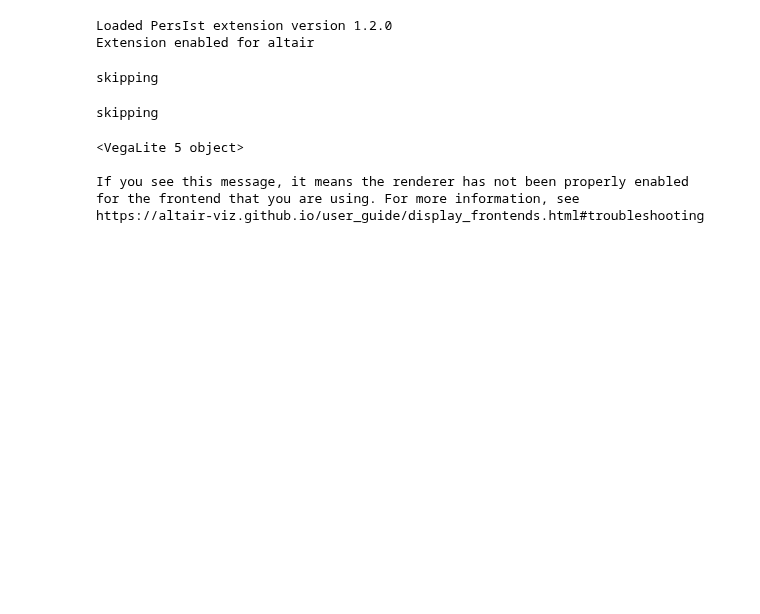
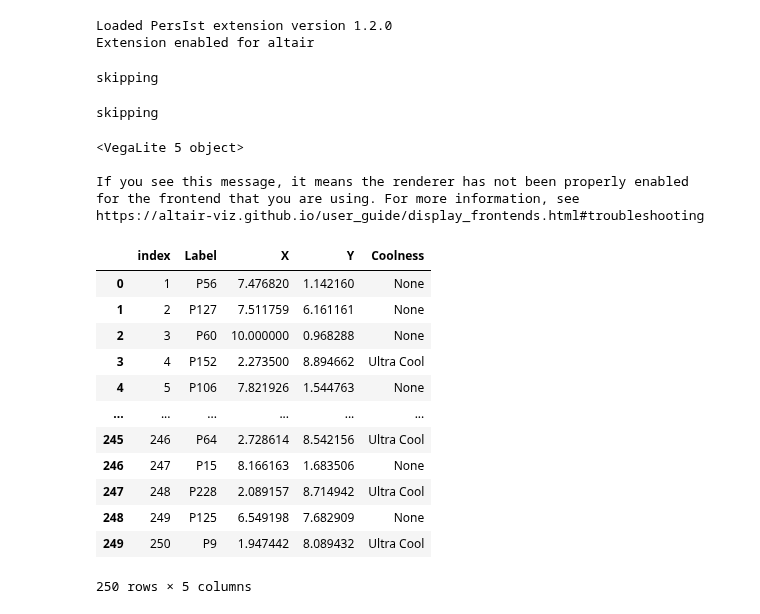
Before and after one commit to visdesignlab/persist, a Jupyter notebook: examples/plots/scatterplots.ipynb, the cells around one changed output. Saved outputs shown, nothing was run; the diff lists cells and outputs as text; code cells hidden in the pictures; blank space fills up the shorter version.

Commit message:
fix: fixing dataframe generation

```diff
--- a/examples/plots/scatterplots.ipynb
+++ b/examples/plots/scatterplots.ipynb
@@ -50,6 +50,22 @@ alt.Chart(source, name="sp").mark_point().encode(
 If you see this message, it means the renderer has not been properly enabled
 for the frontend that you are using. For more information, see
 https://altair-viz.github.io/user_guide/display_frontends.html#troubleshooting
+# %%
+asd_dyn
+# %% [output]
+|  | index | Label | X | Y | Coolness |
+| 0 | 1 | P56 | 7.476820 | 1.142160 | None |
+| 1 | 2 | P127 | 7.511759 | 6.161161 | None |
+| 2 | 3 | P60 | 10.000000 | 0.968288 | None |
+| 3 | 4 | P152 | 2.273500 | 8.894662 | Ultra Cool |
+| 4 | 5 | P106 | 7.821926 | 1.544763 | None |
+| ... | ... | ... | ... | ... | ... |
+| 245 | 246 | P64 | 2.728614 | 8.542156 | Ultra Cool |
+| 246 | 247 | P15 | 8.166163 | 1.683506 | None |
+| 247 | 248 | P228 | 2.089157 | 8.714942 | Ultra Cool |
+| 248 | 249 | P125 | 6.549198 | 7.682909 | None |
+| 249 | 250 | P9 | 1.947442 | 8.089432 | Ultra Cool |
+250 rows × 5 columns
 # %%
 interactions = [{"id":"7c9e0fd4-7558-4b8b-a290-6dba6814eef3","type":"create"},{"id":"8b97d292-3273-4a1f-9f39-2d697b7c2612","type":"selection","name":"brs","select":{"type":"interval"},"views":["sp"],"value":{"X":[0.7333333333333334,2.966666666666667],"Y":[7.1625000000000005,9.195833333333333]}},{"id":"4d5c38fe-fccb-4b5a-8f5b-a92c9aa7f9c0","type":"filter","direction":"out"}]
 interactions = json.dumps(interactions[0:])
```
Also changed, not shown: parts of 1 cell of this notebook, 9 other files.
